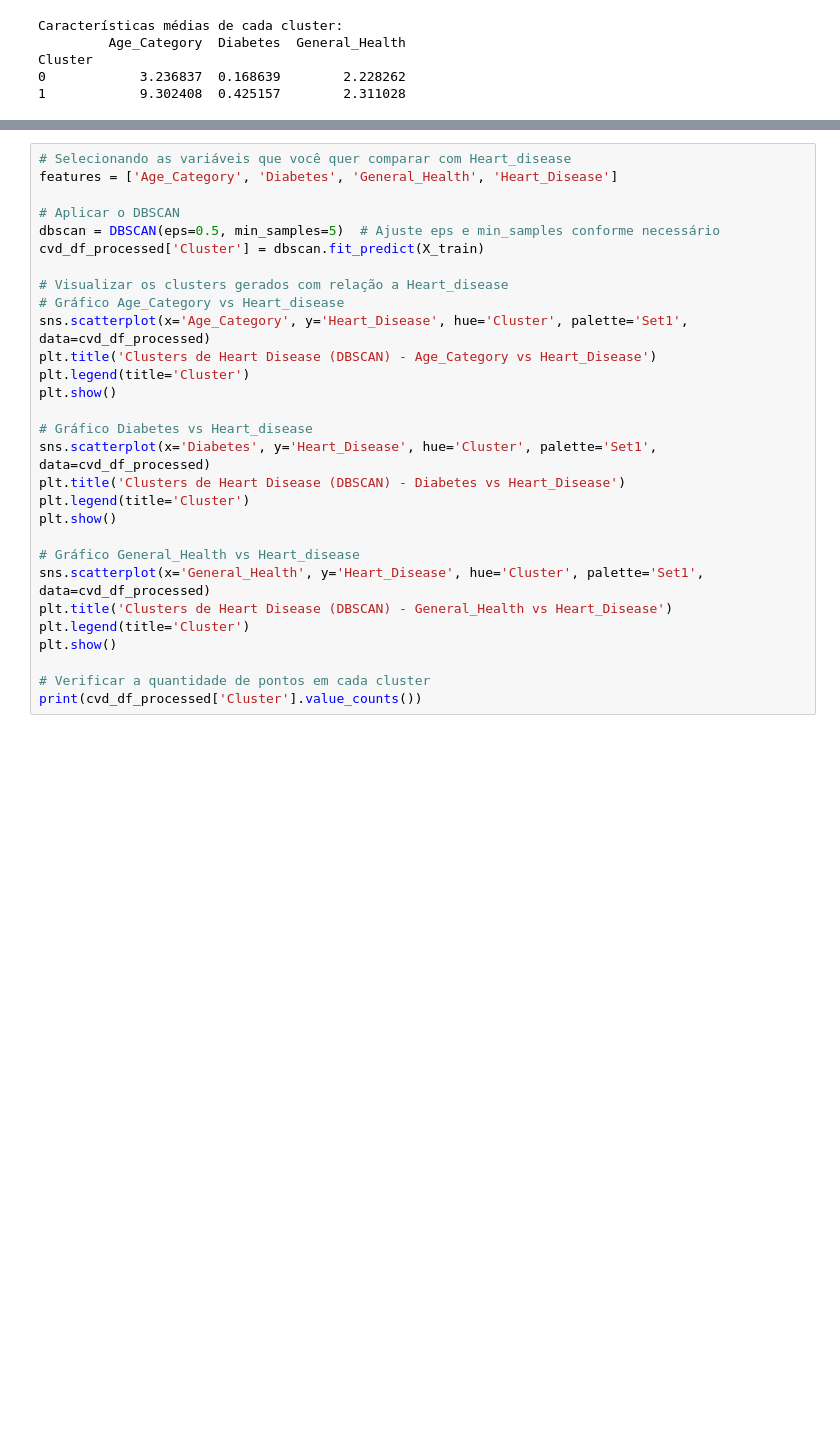
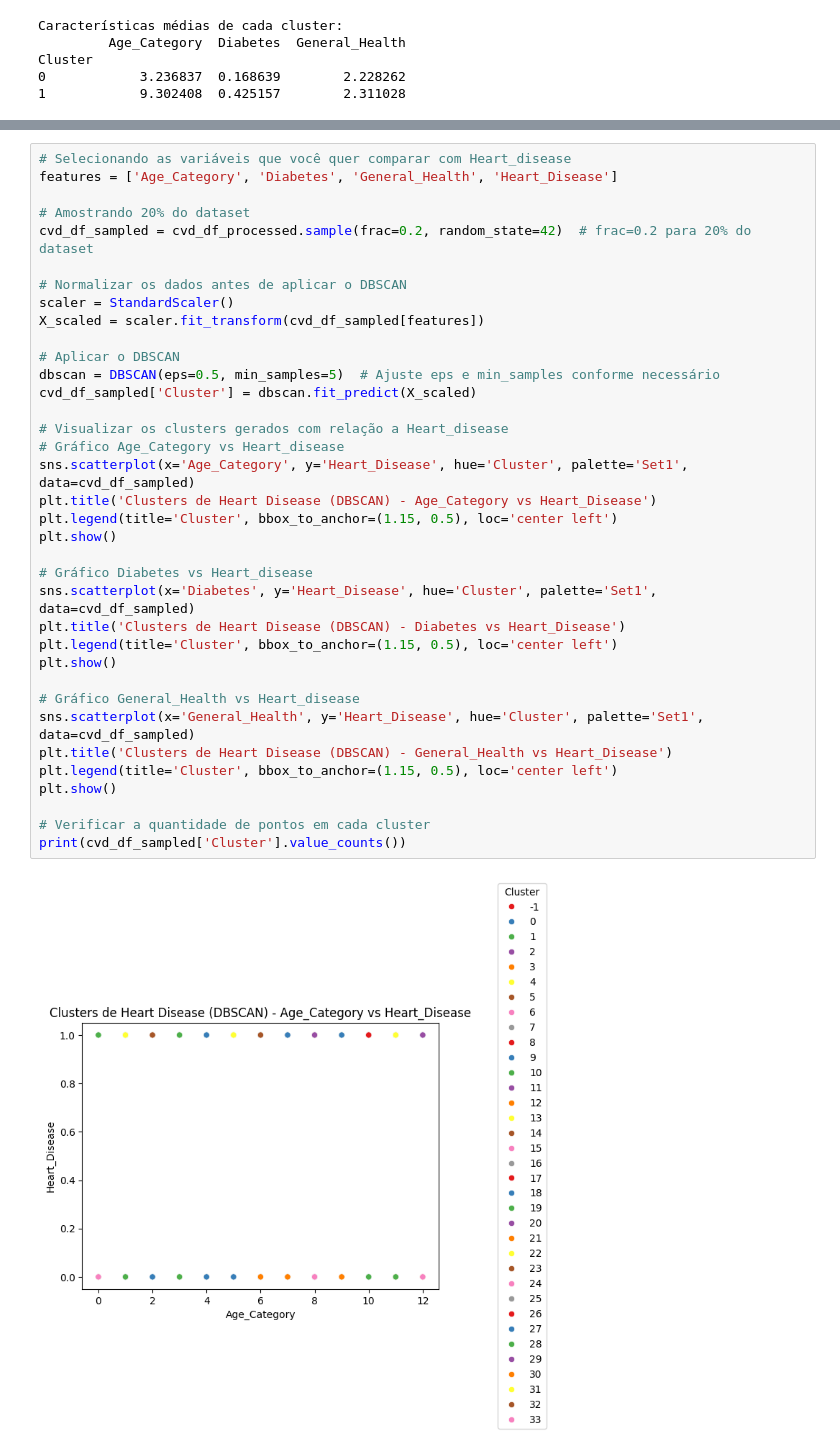
Before and after one commit to tjpoa/ProjetoIAA, a Jupyter notebook: notebooks/Modeling.ipynb, the cells around one changed output, grey strips where cells are left out. Saved outputs shown, nothing was run; the diff lists cells and outputs as text; blank space fills up the shorter version.

Commit message:
dbscan implemented

```diff
--- a/notebooks/Modeling.ipynb
+++ b/notebooks/Modeling.ipynb
@@ -243,30 +245,38 @@ Cluster
 # %%
 # Selecionando as variáveis que você quer comparar com Heart_disease
 features = ['Age_Category', 'Diabetes', 'General_Health', 'Heart_Disease']
 
+# Amostrando 20% do dataset
+cvd_df_sampled = cvd_df_processed.sample(frac=0.2, random_state=42)  # frac=0.2 para 20% do dataset
+
+# Normalizar os dados antes de aplicar o DBSCAN
+scaler = StandardScaler()
+X_scaled = scaler.fit_transform(cvd_df_sampled[features])
+
 # Aplicar o DBSCAN
 dbscan = DBSCAN(eps=0.5, min_samples=5)  # Ajuste eps e min_samples conforme necessário
-cvd_df_processed['Cluster'] = dbscan.fit_predict(X_train)
+cvd_df_sampled['Cluster'] = dbscan.fit_predict(X_scaled)
 
 # Visualizar os clusters gerados com relação a Heart_disease
 # Gráfico Age_Category vs Heart_disease
-sns.scatterplot(x='Age_Category', y='Heart_Disease', hue='Cluster', palette='Set1', data=cvd_df_processed)
+sns.scatterplot(x='Age_Category', y='Heart_Disease', hue='Cluster', palette='Set1', data=cvd_df_sampled)
 plt.title('Clusters de Heart Disease (DBSCAN) - Age_Category vs Heart_Disease')
-plt.legend(title='Cluster')
+plt.legend(title='Cluster', bbox_to_anchor=(1.15, 0.5), loc='center left')
 plt.show()
 
 # Gráfico Diabetes vs Heart_disease
-sns.scatterplot(x='Diabetes', y='Heart_Disease', hue='Cluster', palette='Set1', data=cvd_df_processed)
+sns.scatterplot(x='Diabetes', y='Heart_Disease', hue='Cluster', palette='Set1', data=cvd_df_sampled)
 plt.title('Clusters de Heart Disease (DBSCAN) - Diabetes vs Heart_Disease')
-plt.legend(title='Cluster')
+plt.legend(title='Cluster', bbox_to_anchor=(1.15, 0.5), loc='center left')
 plt.show()
 
 # Gráfico General_Health vs Heart_disease
-sns.scatterplot(x='General_Health', y='Heart_Disease', hue='Cluster', palette='Set1', data=cvd_df_processed)
+sns.scatterplot(x='General_Health', y='Heart_Disease', hue='Cluster', palette='Set1', data=cvd_df_sampled)
 plt.title('Clusters de Heart Disease (DBSCAN) - General_Health vs Heart_Disease')
-plt.legend(title='Cluster')
+plt.legend(title='Cluster', bbox_to_anchor=(1.15, 0.5), loc='center left')
 plt.show()
 
 # Verificar a quantidade de pontos em cada cluster
-print(cvd_df_processed['Cluster'].value_counts())
+print(cvd_df_sampled['Cluster'].value_counts())
 # %% [output]
+[figure, added]
```
Also changed, not shown: parts of 2 cells of this notebook, 1 other file.
